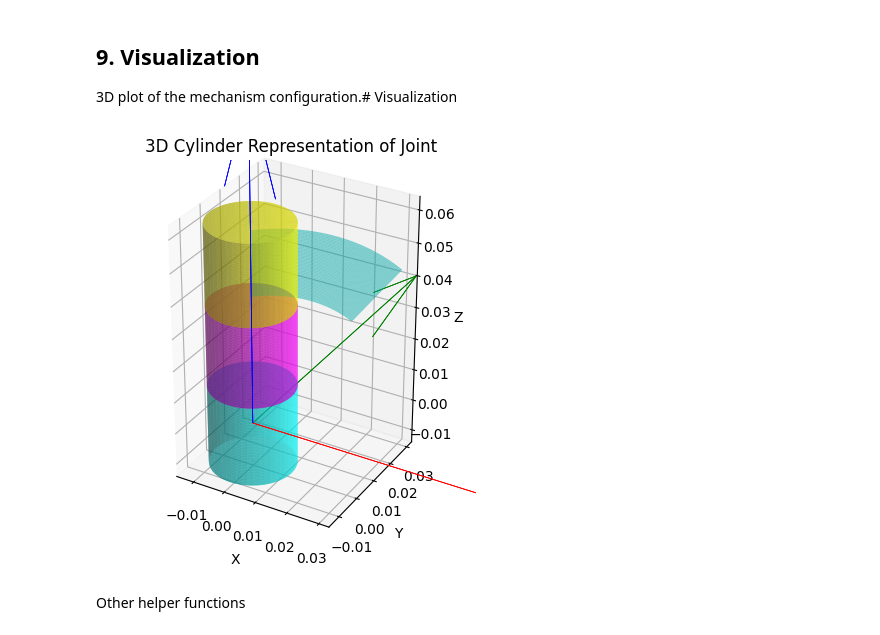
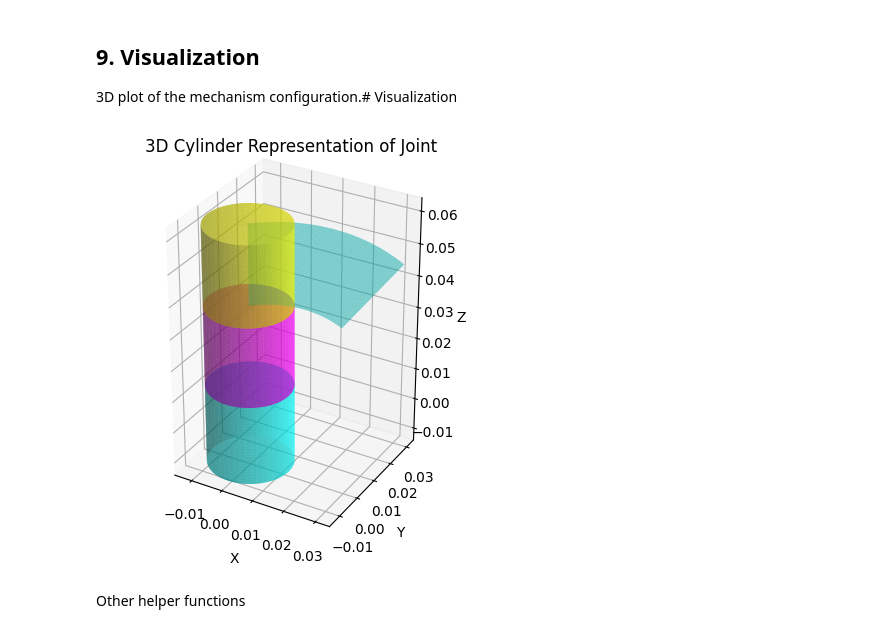
Before and after one commit to ChawinOph/spm-mechanics, a Jupyter notebook: notebooks/spm_kinematics.ipynb, the cells around one changed output. Drawn from its saved outputs; the diff is of its cells as text; code cells hidden in the pictures.

```diff
--- a/notebooks/spm_kinematics.ipynb
+++ b/notebooks/spm_kinematics.ipynb
@@ -993,6 +993,27 @@ def plot_spsm_transformation(ax, u_i, v_i, w_i, R_des):
 def plot_joint_cylinder(ax, tf_mat=np.eye(4), z_offset=0.0, radius=0.0125, height=0.025, color='cyan', alpha=0.5):
     # number of points around circumference and height
     N = 50
+    if tf_mat.shape != (4, 4):
+        if tf_mat.shape == (3, 3):
+            tf_mat_full = np.eye(4)
+            tf_mat_full[:3, :3] = tf_mat
+            tf_mat = tf_mat_full
+        elif tf_mat.shape == (3,):
+            tf_mat_full = np.eye(4)
+            tf_mat_full[:3, 2] = tf_mat
+            # find axis of rotation from [0, 0, 1] to tf_mat
+            z_axis = np.array([0, 0, 1.0])
+            target_axis = tf_mat / np.linalg.norm(tf_mat)
+            rotation_axis = np.cross(z_axis, target_axis)
+            if np.linalg.norm(rotation_axis) < 1e-6:
+                rotation_axis = np.array([1.0, 0, 0])  # arbitrary axis if parallel
+            rotation_axis /= np.linalg.norm(rotation_axis)
+            angle = np.arccos(np.clip(np.dot(z_axis, target_axis), -1.0, 1.0))
+            rot_mat = R.from_rotvec(rotation_axis * angle).as_matrix()
+            tf_mat_full[:3, :3] = rot_mat
+            tf_mat = tf_mat_full
+        else:
+            raise ValueError("tf_mat must be either 4x4, 3x3, or 3x1 array.")
 
     # Create cylinder points in local frame
     z = np.linspace(-height/2 + z_offset, height/2 + z_offset, N)
@@ -1024,7 +1045,7 @@ def plot_joint_cylinder(ax, tf_mat=np.eye(4), z_offset=0.0, radius=0.0125, heigh
     ax.plot_surface(X_lowerlid, Y_lowerlid, Z_lower_lid, alpha=alpha, color=color)
 
     # plot coordinate frame for the joint
-    _plot_coordinate_frame(ax, tf_mat[:3, :3], tf_mat[:3, 3], length=0.1)
+    # _plot_coordinate_frame(ax, tf_mat[:3, :3], tf_mat[:3, 3], length=0.1)
 
     # Set labels and aspect
     ax.set_xlabel('X')
@@ -1038,19 +1059,7 @@ def transform_points(tf_mat, X, Y, Z):
     transformed_points = tf_mat @ points
     return transformed_points[0, :].reshape(X.shape), transformed_points[1, :].reshape(Y.shape), transformed_points[2, :].reshape(Z.shape)
 
-def draw_curved_link(ax, u1, u2, z_offset=0.0, radius=0.1, color='cyan', alpha=0.5):
-    """Draw a curved link between two unit vectors u1 and u2."""
-    # Create a curve from u1 to u2
-    t = np.linspace(0, 1, 100)
-    curve = (1 - t)[:, None] * u1 + t[:, None] * u2
-    curve = curve / np.linalg.norm(curve, axis=1)[:, None] * radius  # scale to desired radius
-    curve[:, 2] += z_offset  # offset in z direction
-
-    # Plot the curve
-    ax.plot(curve[:, 0], curve[:, 1], curve[:, 2], color=color, alpha=alpha)
-
-
-def draw_curved_link_surface(ax, u1, u2, radius=0.1, thickness=0.02, color='cyan', alpha=0.5):
+def draw_curved_link_surface(ax, u1, u2, radius=0.1, thickness=0.025, color='cyan', alpha=0.5):
     """Draw a curved link with thickness between two unit vectors u1 and u2."""
     # normalize u1 and u2 to ensure they are unit vectors
     u1 = u1 / np.linalg.norm(u1)
@@ -1072,35 +1081,35 @@ def draw_curved_link_surface(ax, u1, u2, radius=0.1, thickness=0.02, color='cyan
     if np.linalg.norm(z_axis) < 1e-6:
         z_axis = np.array([0, 0, 1])  # fallback if u1 and u2 are parallel
     else:
         z_axis /= np.linalg.norm(z_axis)
         y_axis /= np.linalg.norm(y_axis)
 
     R_link = np.column_stack((x_axis, y_axis, z_axis))
     tf_mat = np.eye(4)
     tf_mat[:3, :3] = R_link
 
     X, Y, Z = transform_points(tf_mat, X, Y, Z)
     ax.plot_surface(X, Y, Z, alpha=alpha, color=color)
 
-def draw_end_effector_frame(ax, tf_mat=np.eye(4), length=0.1):
+def draw_end_effector(ax, tf_mat=np.eye(4), length=0.1):
     """Draw the end-effector frame at the given transformation."""
     _plot_coordinate_frame(ax, tf_mat[:3, :3], tf_mat[:3, 3], length=length)
 
 fig = plt.figure()
 ax = fig.add_subplot(111, projection='3d')
 
 joint_tf = np.eye(4)
 
 plot_joint_cylinder(ax, tf_mat=joint_tf, color='cyan')
 plot_joint_cylinder(ax, color='magenta', z_offset=0.025)
 plot_joint_cylinder(ax, color='yellow', z_offset=0.05)
 draw_curved_link_surface(ax, u1=[0, 0, 1], u2=[0.5, 0.5, 0.707], radius=0.05, color='cyan')
 
 # ax.set_box_aspect([1, 1, 1])
 ax.set_aspect('equal')
 plt.show()
 # %% [output]
-[figure, old version]
+[figure, new version]
 # %% [markdown]
 Other helper functions
 # %%
```
Also changed, not shown: parts of 3 cells of this notebook.
